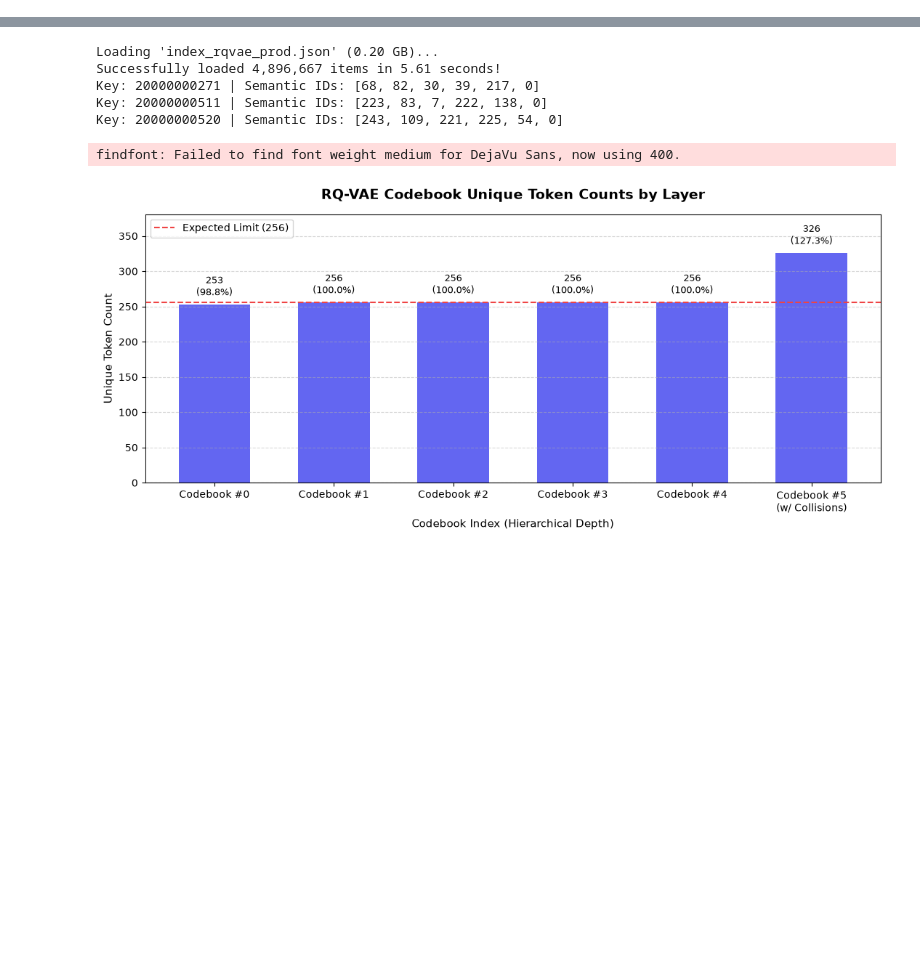
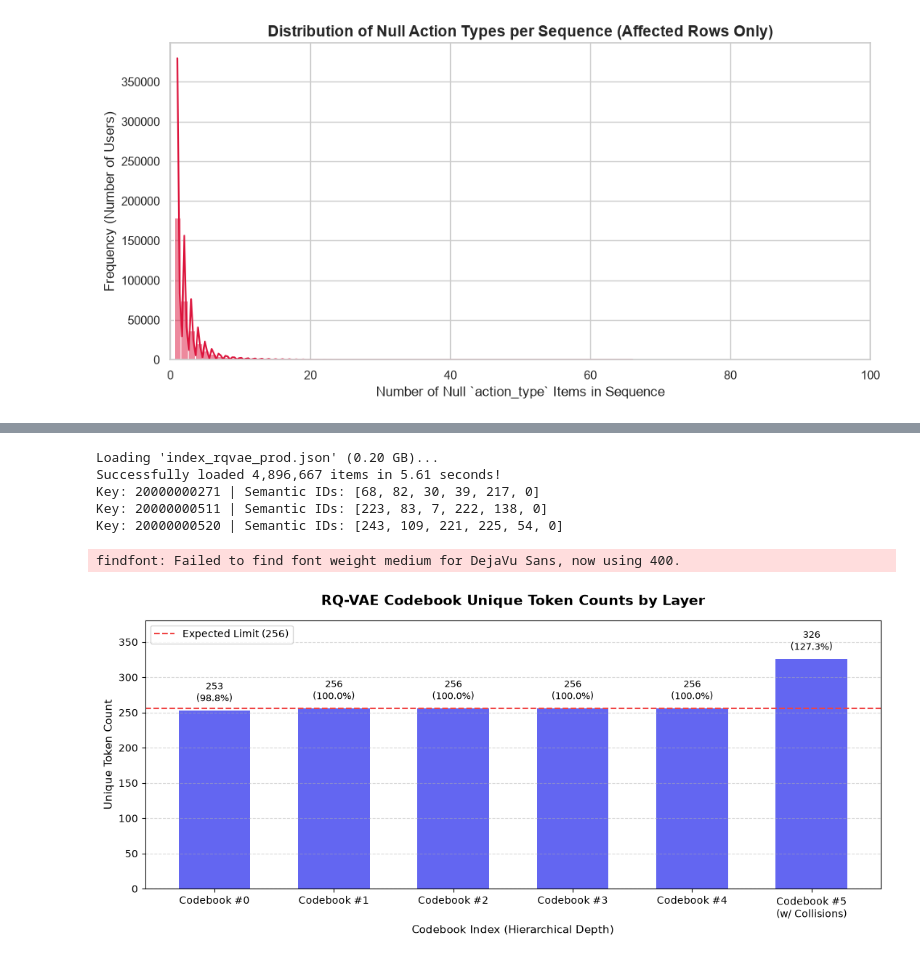
Before and after one commit to keyboard-jo/NZ5-GR, a Jupyter notebook: sid_eda.ipynb, the cells around one changed output, grey strips where cells are left out. Cells and saved outputs as stored; diff of their text form; code cells hidden in the pictures; blank space fills up the shorter version.

```diff
--- a/sid_eda.ipynb
+++ b/sid_eda.ipynb
@@ -0,0 +160,91 @@
+# %%
+import pyarrow.parquet as pq
+import polars as pl
+import matplotlib.pyplot as plt
+import seaborn as sns
+import heapq
+
+# Configure plot style
+sns.set_theme(style="whitegrid")
+
+BATCH_SIZE = 100_000
+TOP_K = 50  # Number of top rows with the most nulls to show
+parquet_file = pq.ParquetFile("data/seq.parquet")
+
+total_rows = 0
+rows_with_any_null = 0
+total_null_elements = 0
+all_null_counts = []
+
+# Use a min-heap to keep track of the top K rows with the largest null counts
+# Heap elements will be tuples: (null_count, absolute_row_index, sequence_content)
+top_k_heap = []
+
+print("Analyzing null distribution and tracking top max null rows across batches...\n")
+
+for batch_idx, batch in enumerate(parquet_file.iter_batches(batch_size=BATCH_SIZE)):
+    df = pl.from_arrow(batch)
+
+    # Calculate null counts per sequence for action_type
+    batch_metrics = df.select(
+        seq_col=pl.col("seq"),
+        null_count_per_seq=pl.col("seq")
+            .list.eval(pl.element().struct.field("action_type").is_null())
+            .list.sum()
+    )
+
+    counts = batch_metrics["null_count_per_seq"].to_numpy()
+    seqs = batch_metrics["seq_col"].to_list()
+
+    # Track global aggregates
+    has_null = counts > 0
+    rows_with_any_null += has_null.sum()
+    total_null_elements += counts.sum()
+    all_null_counts.extend(counts[has_null])
+
+    # Track top K rows across batches
+    batch_start_idx = total_rows
+    for local_idx, (c, seq_val) in enumerate(zip(counts, seqs)):
+        if c > 0:
+            abs_idx = batch_start_idx + local_idx
+            # Push to min-heap
+            if len(top_k_heap) < TOP_K:
+                heapq.heappush(top_k_heap, (c, abs_idx, seq_val))
+            else:
+                if c > top_k_heap[0][0]:
+                    heapq.heapreplace(top_k_heap, (c, abs_idx, seq_val))
+
+    total_rows += len(df)
+
+# Sort the heap items from largest to smallest null count for display
+top_k_sorted = sorted(top_k_heap, key=lambda x: x[0], reverse=True)
+
+# --- Plotting the Distribution ---
+plt.figure(figsize=(10, 5))
+sns.histplot(all_null_counts, bins=30, kde=True, color="crimson", discrete=True)
+plt.title("Distribution of Null Action Types per Sequence (Affected Rows Only)", fontsize=14, fontweight="bold")
+plt.xlabel("Number of Null `action_type` Items in Sequence", fontsize=12)
+plt.ylabel("Frequency (Number of Users)", fontsize=12)
+plt.xlim(0, 100)
+plt.tight_layout()
+plt.show()
+
+# --- Print Summary Statistics ---
+null_series = pl.Series(all_null_counts)
+print("="*60)
+print("NULL CONCENTRATION SUMMARY")
+print("="*60)
+print(f"Total Rows Checked:             {total_rows:,}")
+print(f"Rows with >= 1 Null Action:     {rows_with_any_null:,} ({rows_with_any_null/total_rows*100:.1f}%)")
+print(f"Average Nulls per Affected Row: {null_series.mean():.2f}")
+print(f"Median Nulls per Affected Row:  {null_series.median():.2f}")
+print("="*60)
+
+# --- Print Top K Max Null Rows ---
+print(f"\nTOP {TOP_K} ROWS WITH THE LARGEST NUMBER OF NULL ACTION TYPES:")
+print("-" * 60)
+for rank, (null_count, row_idx, seq_data) in enumerate(top_k_sorted, 1):
+    seq_len = len(seq_data) if seq_data is not None else 0
+    print(f"Rank {rank}: Row Index {row_idx:,} | Null Count: {null_count} / {seq_len} items")
+print("-" * 60)
+# %% [output]
@@ -0,0 +252 @@
+[figure, added]
```
Also changed, not shown: parts of 5 cells of this notebook, 2 other files.
